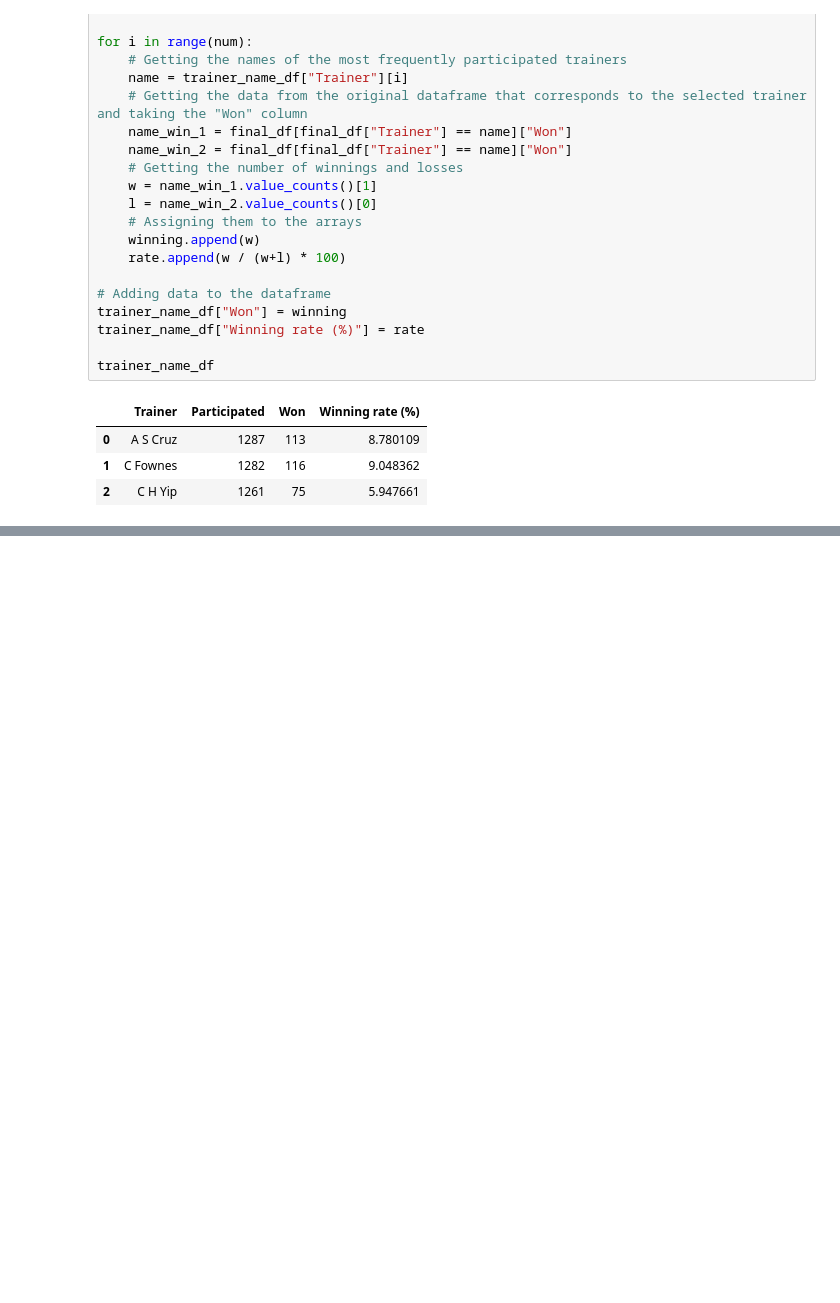
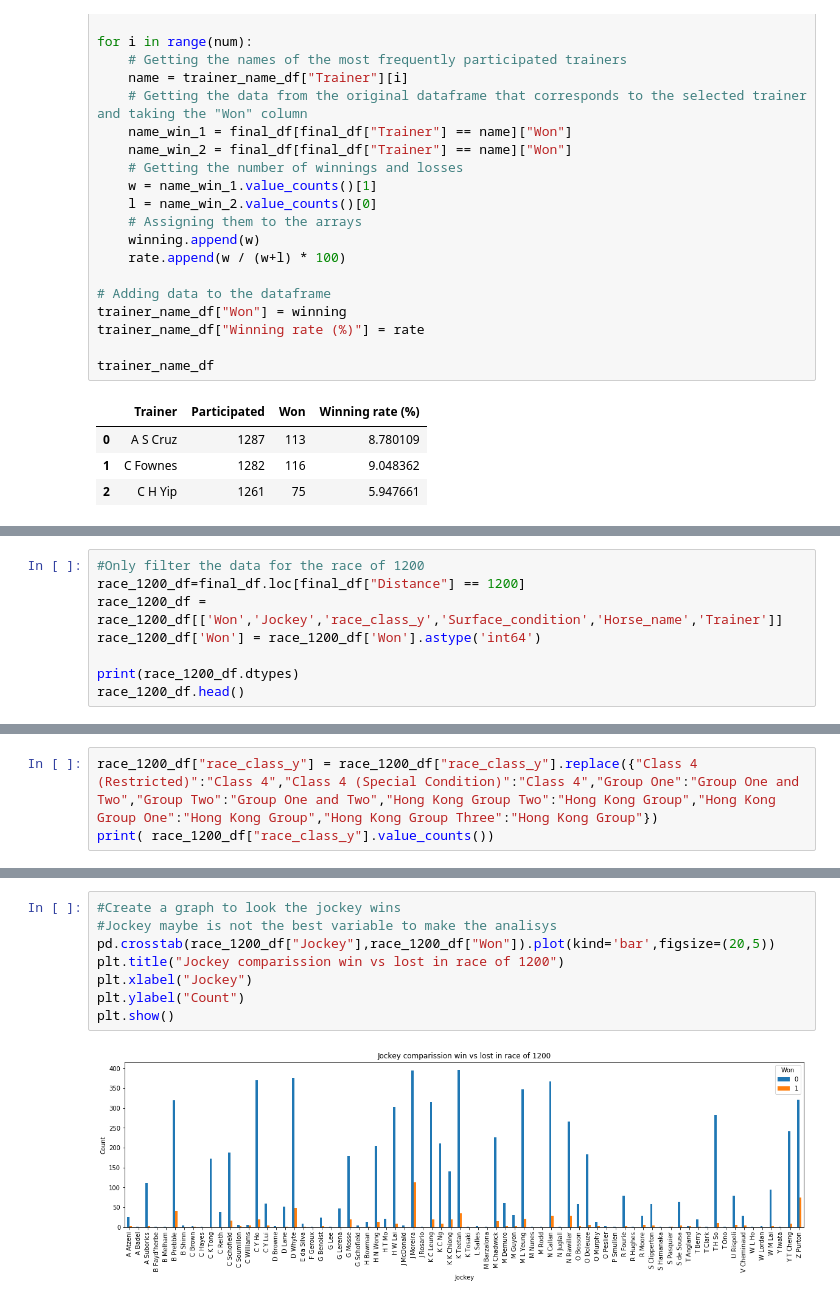
Before and after one commit to Mariovmtz/BootCamp_Project_1, a Jupyter notebook: horse_racing.ipynb, the cells around one changed output, grey strips where cells are left out. Cells and saved outputs as stored; diff of their text form; blank space fills up the shorter version.

```diff
--- a/horse_racing.ipynb
+++ b/horse_racing.ipynb
@@ -889,0 +1007,8 @@ trainer_name_df
+# %%
+#Only filter the data for the race of 1200
+race_1200_df=final_df.loc[final_df["Distance"] == 1200]
+race_1200_df = race_1200_df[['Won','Jockey','race_class_y','Surface_condition','Horse_name','Trainer']]
+race_1200_df['Won'] = race_1200_df['Won'].astype('int64')
+
+print(race_1200_df.dtypes)
+race_1200_df.head()
@@ -889,0 +1029,3 @@ trainer_name_df
+# %%
+race_1200_df["race_class_y"] = race_1200_df["race_class_y"].replace({"Class 4 (Restricted)":"Class 4","Class 4 (Special Condition)":"Class 4","Group One":"Group One and Two","Group Two":"Group One and Two","Hong Kong Group Two":"Hong Kong Group","Hong Kong Group One":"Hong Kong Group","Hong Kong Group Three":"Hong Kong Group"})
+print( race_1200_df["race_class_y"].value_counts())
@@ -889,0 +1042,10 @@ trainer_name_df
+# %%
+#Create a graph to look the jockey wins
+#Jockey maybe is not the best variable to make the analisys
+pd.crosstab(race_1200_df["Jockey"],race_1200_df["Won"]).plot(kind='bar',figsize=(20,5))
+plt.title("Jockey comparission win vs lost in race of 1200")
+plt.xlabel("Jockey")
+plt.ylabel("Count")
+plt.show()
+# %% [output]
+[figure, added]
```
Also changed, not shown: parts of 50 cells of this notebook.
